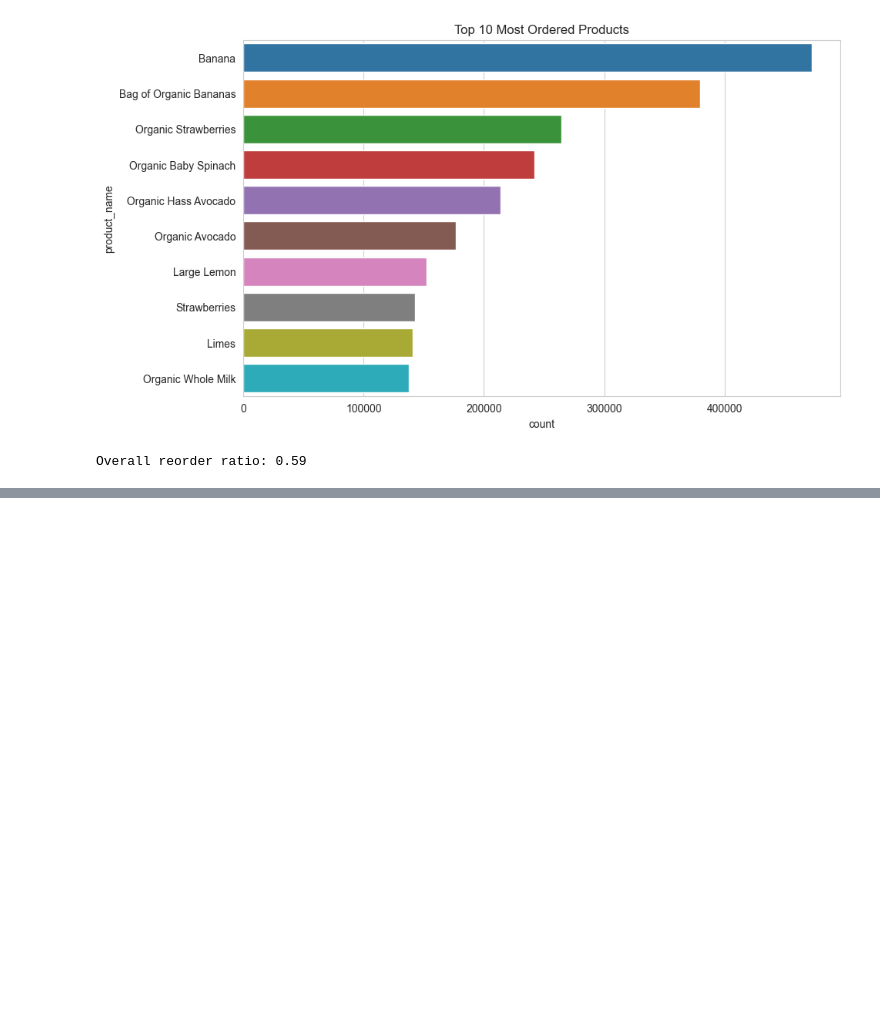
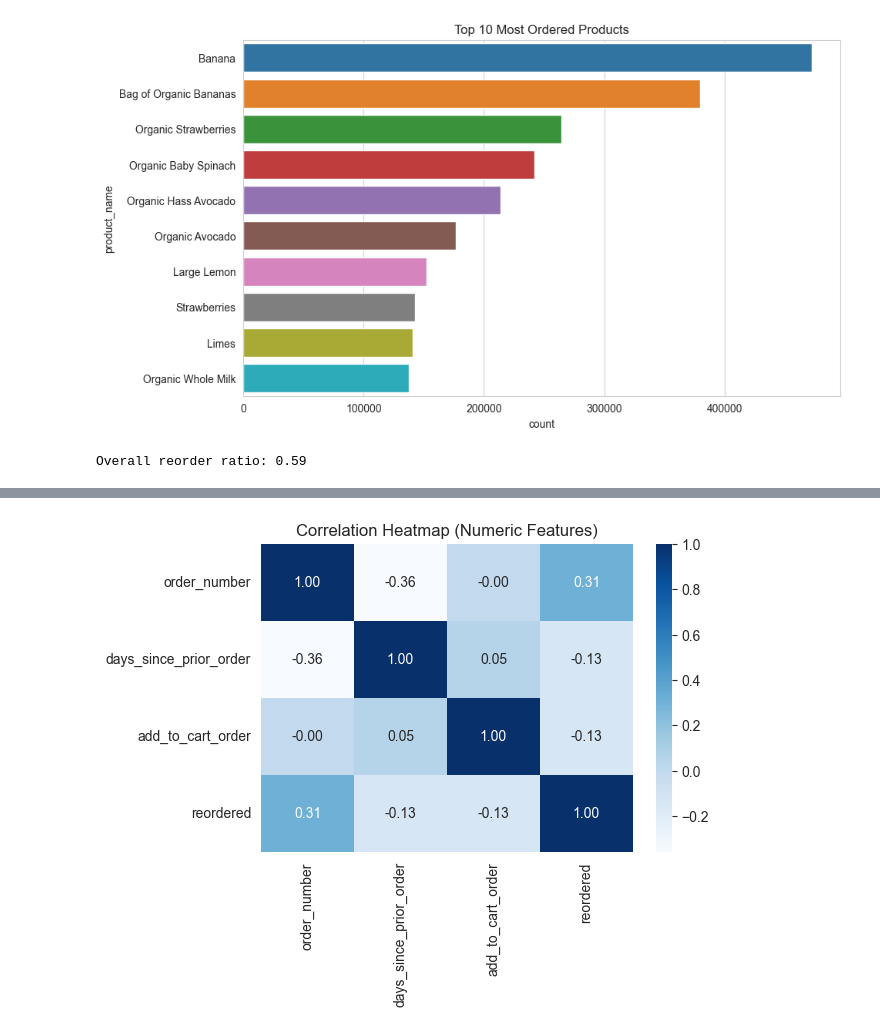
Before and after one commit to rehansc/instacart-reorder-prediction, a Jupyter notebook: Phase1_Fundamentals/eda.ipynb, the cells around one changed output, grey strips where cells are left out. Cells and saved outputs as stored; diff of their text form; code cells hidden in the pictures; blank space fills up the shorter version.

```diff
--- a/Phase1_Fundamentals/eda.ipynb
+++ b/Phase1_Fundamentals/eda.ipynb
@@ -84,0 +106,10 @@ Overall reorder ratio: 0.59
+# %%
+numeric_cols = ['order_number', 'days_since_prior_order', 'add_to_cart_order', 'reordered']
+corr = merged_df[numeric_cols].corr()
+
+plt.figure(figsize=(6,4))
+sns.heatmap(corr, annot=True, cmap='Blues', fmt=".2f")
+plt.title("Correlation Heatmap (Numeric Features)")
+plt.show()
+# %% [output]
+[figure, added]
```
Also changed, not shown: parts of 7 cells of this notebook, 1 other file.
